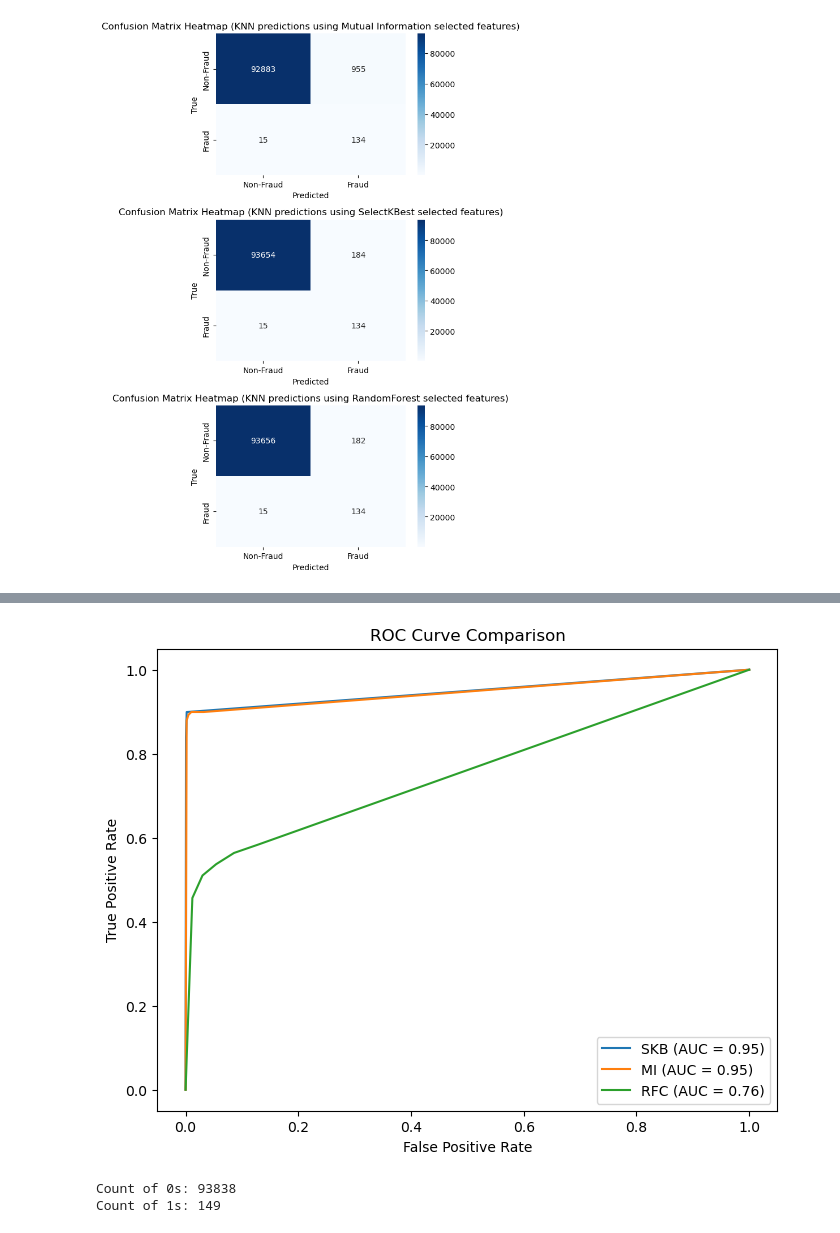
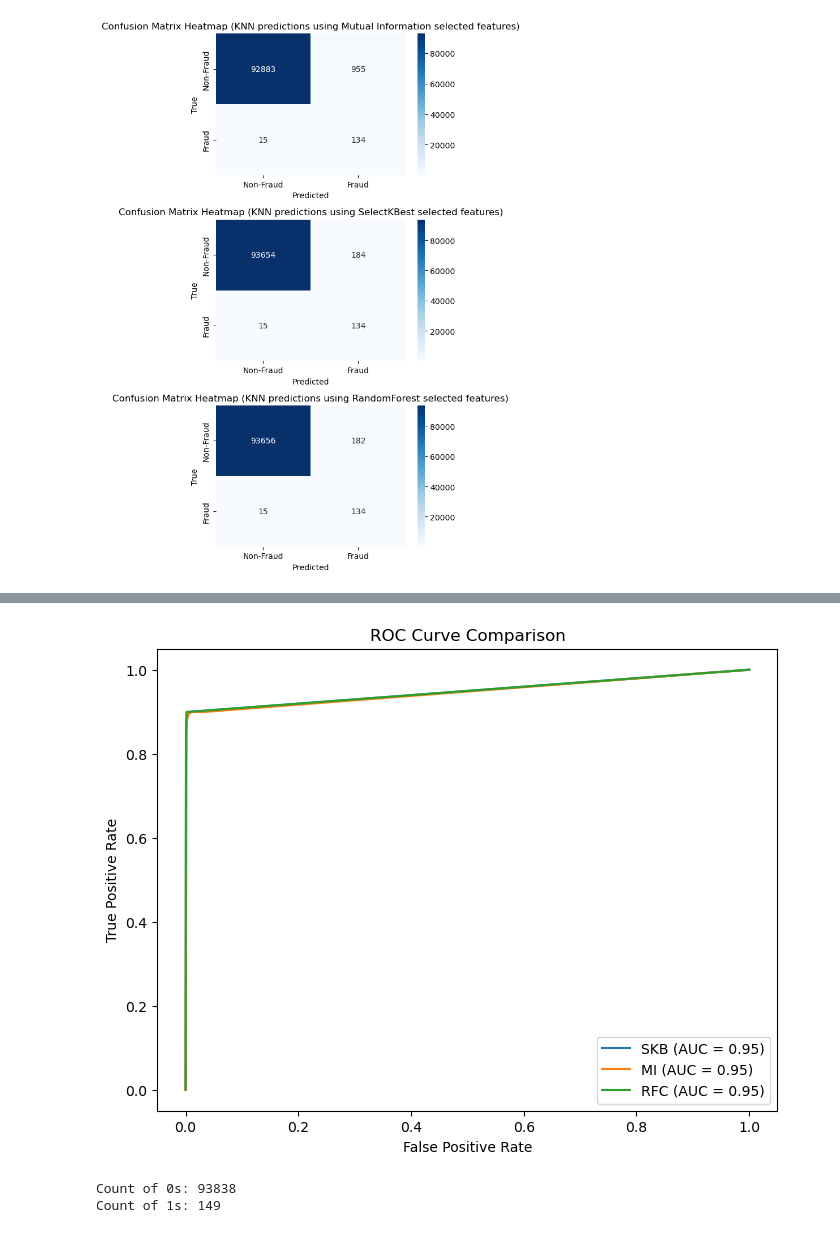
Before and after one commit to AnkitDogra-07/Research-CSE-V, a Jupyter notebook: Work/Notebooks for Data Cleaning/preprocessing.ipynb, the cells around one changed output, grey strips where cells are left out. Saved outputs shown, nothing was run; the diff lists cells and outputs as text; code cells hidden in the pictures.

```diff
--- a/Work/Notebooks for Data Cleaning/preprocessing.ipynb
+++ b/Work/Notebooks for Data Cleaning/preprocessing.ipynb
@@ -547,32 +544,32 @@ Feature names unseen at fit time:
 # %%
 # Computing ROC curves
 y_scores_skb = knn_skb.predict_proba(skb_selector.transform(X_test))[:, 1]
 fpr_skb, tpr_skb, _ = roc_curve(y_test, y_scores_skb)
 
 y_scores_mi = knn_mi.predict_proba(mi_selector.transform(X_test))[:, 1]
 fpr_mi, tpr_mi, _ = roc_curve(y_test, y_scores_mi)
 
-y_scores_rfc = knn_rfc.predict_proba(X_test)[:, 1]
+y_scores_rfc = knn_rfc.predict_proba(X_test_rfc)[:, 1]
 fpr_rfc, tpr_rfc, _ = roc_curve(y_test, y_scores_rfc)
 
 # Compute AUC (Area Under the Curve)
 auc_score_skb = roc_auc_score(y_test, y_scores_skb)
 auc_score_mi = roc_auc_score(y_test, y_scores_mi)
 auc_score_rfc = roc_auc_score(y_test, y_scores_rfc)
 
 # Plot ROC curves
 plt.figure(figsize=(8, 6))
 plt.plot(fpr_skb, tpr_skb, label=f'SKB (AUC = {auc_score_skb:.2f})')
 plt.plot(fpr_mi, tpr_mi, label=f'MI (AUC = {auc_score_mi:.2f})')
 plt.plot(fpr_rfc, tpr_rfc, label=f'RFC (AUC = {auc_score_rfc:.2f})')
 
 plt.xlabel('False Positive Rate')
 plt.ylabel('True Positive Rate')
 plt.title('ROC Curve Comparison')
 plt.legend(loc='best')
 plt.show()
 # %% [output]
-[figure, old version]
+[figure, new version]
 # %%
 value_counts = y_test.value_counts()
 # Access the counts for 0 and 1
```
Also changed, not shown: parts of 4 cells of this notebook, 2 other files.
